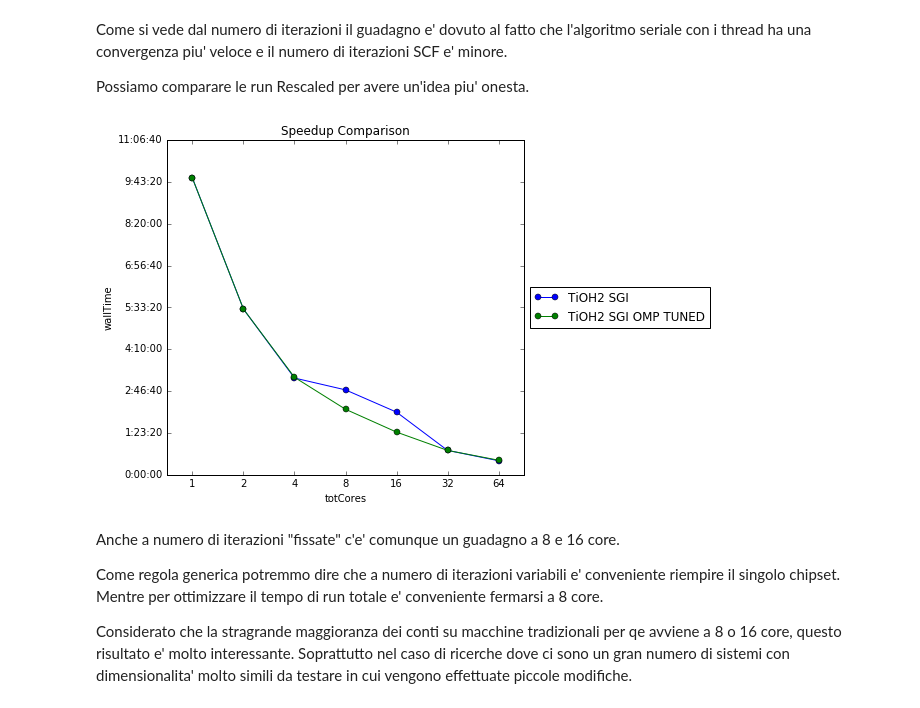
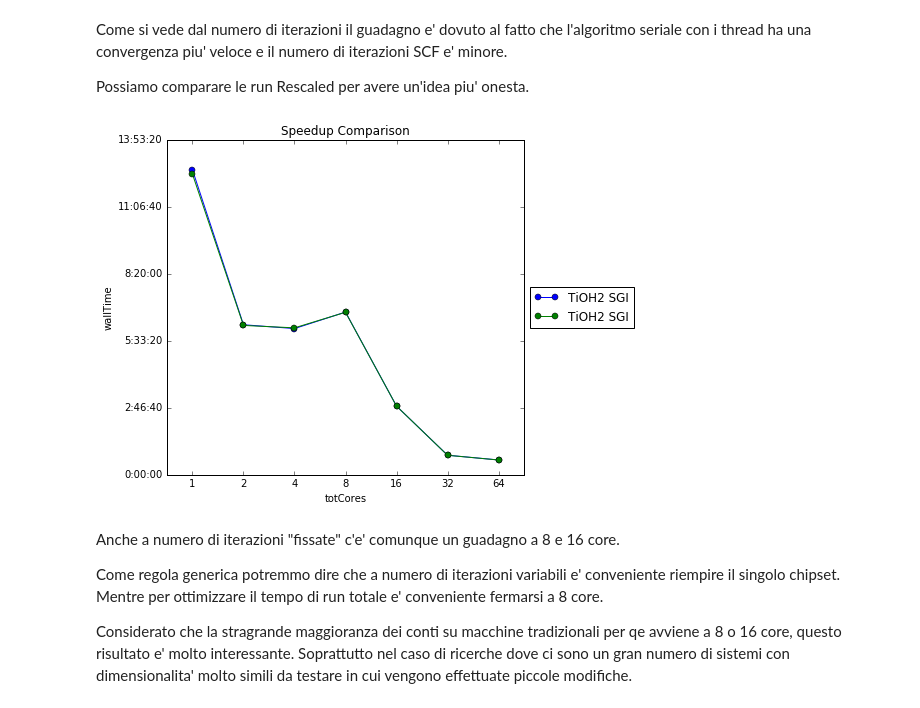
Before and after one commit to gioruffa/qetools, a Jupyter notebook: plotter.ipynb, the cells around one changed output. Cells and saved outputs as stored; diff of their text form; code cells hidden in the pictures.

```diff
--- a/plotter.ipynb
+++ b/plotter.ipynb
@@ -814,10 +911,11 @@ Possiamo comparare le run Rescaled per avere un'idea piu' onesta.
 # %%
 fig = plt.figure(figsize=(10,6))
 ax2 = plt.subplot(111)
-tioSgiRescaled.plotFunction(metric="wallTime",functions=['PWSCF'], labels=['TiOH2 SGI'],figure=fig,axes=ax2,title='Speedup Comparison')
-tio_MP_GoodRun.rescale().plotFunction(metric="wallTime",functions=['PWSCF'], labels=['TiOH2 SGI OMP TUNED'],figure=fig,axes=ax2,title='Speedup Comparison')
+tioSgi.plotFunction(metric="wallTime",functions=['PWSCF'], labels=['TiOH2 SGI'],figure=fig,axes=ax2,title='Speedup Comparison')
+tioSgi.rescale().plotFunction(metric="wallTime",functions=['PWSCF'], labels=['TiOH2 SGI'],figure=fig,axes=ax2,title='Speedup Comparison')
+#tio_MP_GoodRun.rescale(override_min=20).plotFunction(metric="wallTime",functions=['PWSCF'], labels=['TiOH2 SGI OMP TUNED'],figure=fig,axes=ax2,title='Speedup Comparison')
 # %% [output]
-[figure, old version]
+[figure, new version]
 # %% [markdown]
 Anche a numero di iterazioni "fissate" c'e' comunque un guadagno a 8 e 16 core.
 
```
Also changed, not shown: parts of 41 cells of this notebook, 2 other files.
